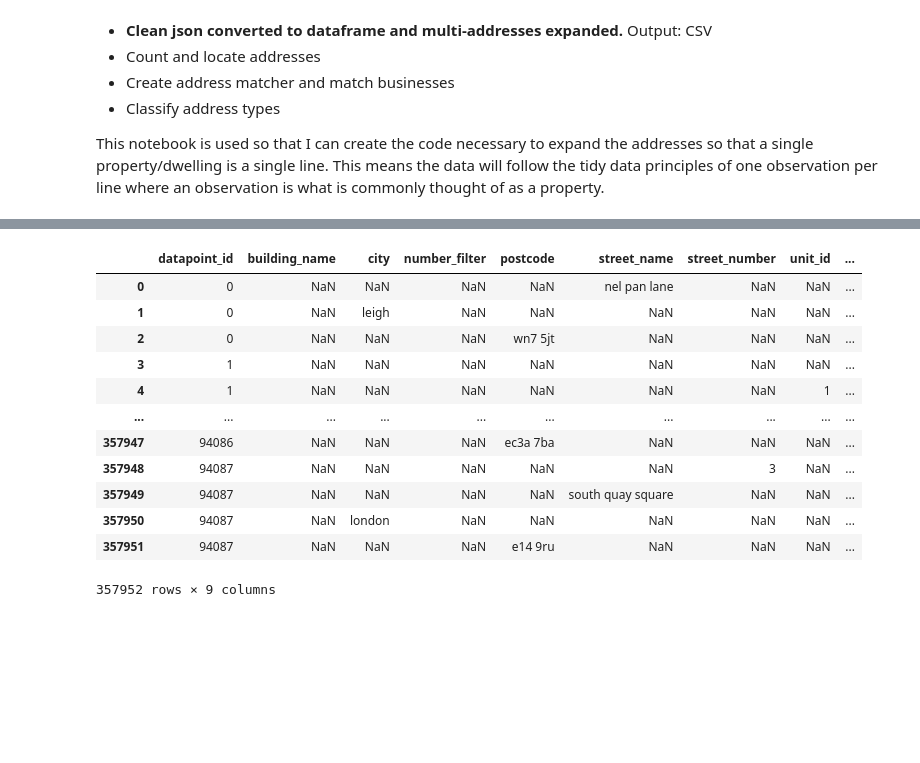
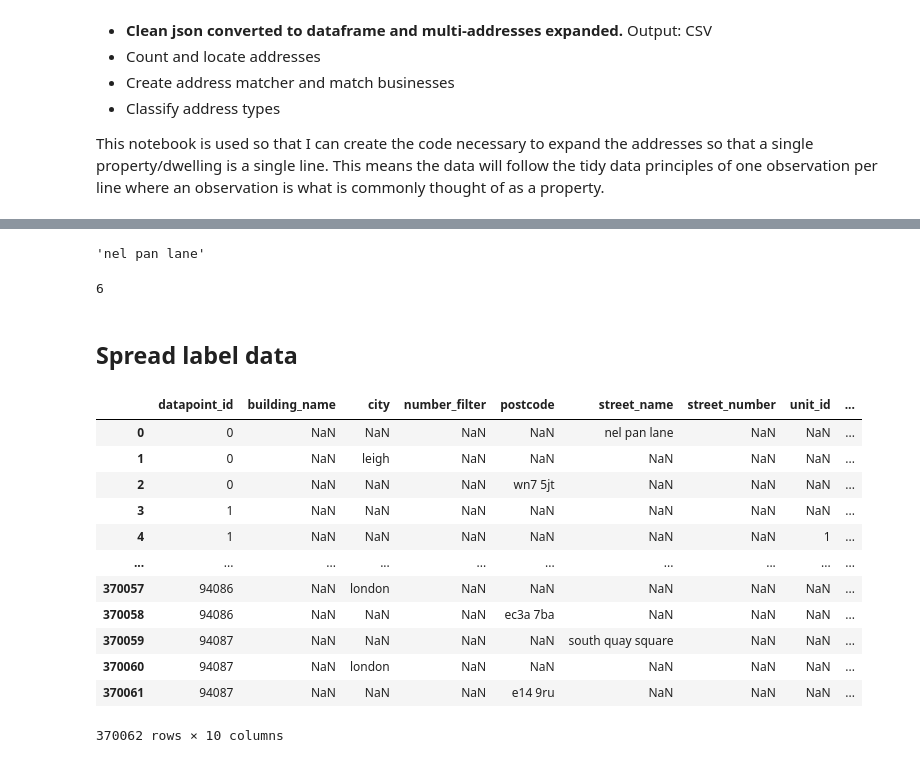
Before and after one commit to JonnoB/enhance_ocod, a Jupyter notebook: expanding tagged addresses.ipynb, the cells around one changed output, grey strips where cells are left out. Saved outputs shown, nothing was run; the diff lists cells and outputs as text; code cells hidden in the pictures; blank space fills up the shorter version.

```diff
--- a/expanding tagged addresses.ipynb
+++ b/expanding tagged addresses.ipynb
@@ -15,4 +21,4 @@ import pandas as pd
 # %%
 
 with open('/tf/empty_homes_data/full_dataset_no_overlaps.json', "r") as read_file:
-    all_entities = json.load(read_file)
+    all_entities_json = json.load(read_file)
@@ -19,3 +45,5 @@ with open('/tf/empty_homes_data/full_dataset_no_overlaps.json', "r") as read_fil
 # %%
-all_entities = pd.json_normalize(all_entities, record_path = "labels",
+all_entities = pd.json_normalize(all_entities_json, record_path = "labels",
                        meta = ['datapoint_id', 'text'])
+
+all_entities['label_id_count'] = all_entities.groupby(['datapoint_id', 'label']).cumcount()
@@ -58,21 +203,33 @@ Name: text, dtype: object
+# %%
+all_entities['label_text'].to_list()[0]
+# %% [output]
+'nel pan lane'
+# %%
+max([4,6])
+# %% [output]
+6
+# %% [markdown]
+## Spread label data
 # %%
 #pivot the columns so that each label class is it's own column and the value in the column is the text
 all_entities['index'] = all_entities.index
 df = all_entities[['index', 'label', 'label_text']].pivot(index='index',columns='label',values='label_text')
 #add the datapoint_id back in for each of joining
-df = pd.concat([all_entities['datapoint_id'], df], axis=1)
+df = pd.concat([all_entities['datapoint_id'], df], axis=1).merge(all_entities[['datapoint_id', 'text']].drop_duplicates(),
+          how = "left",
+          left_on = "datapoint_id", right_on = "datapoint_id")
 df
 # %% [output]
 |  | datapoint_id | building_name | city | number_filter | postcode | street_name | street_number | unit_id | ... |
 | 0 | 0 | NaN | NaN | NaN | NaN | nel pan lane | NaN | NaN | ... |
 | 1 | 0 | NaN | leigh | NaN | NaN | NaN | NaN | NaN | ... |
 | 2 | 0 | NaN | NaN | NaN | wn7 5jt | NaN | NaN | NaN | ... |
 | 3 | 1 | NaN | NaN | NaN | NaN | NaN | NaN | NaN | ... |
 | 4 | 1 | NaN | NaN | NaN | NaN | NaN | NaN | 1 | ... |
 | ... | ... | ... | ... | ... | ... | ... | ... | ... | ... |
-| 357947 | 94086 | NaN | NaN | NaN | ec3a 7ba | NaN | NaN | NaN | ... |
-| 357948 | 94087 | NaN | NaN | NaN | NaN | NaN | 3 | NaN | ... |
-| 357949 | 94087 | NaN | NaN | NaN | NaN | south quay square | NaN | NaN | ... |
-| 357950 | 94087 | NaN | london | NaN | NaN | NaN | NaN | NaN | ... |
-| 357951 | 94087 | NaN | NaN | NaN | e14 9ru | NaN | NaN | NaN | ... |
+| 370057 | 94086 | NaN | london | NaN | NaN | NaN | NaN | NaN | ... |
+| 370058 | 94086 | NaN | NaN | NaN | ec3a 7ba | NaN | NaN | NaN | ... |
+| 370059 | 94087 | NaN | NaN | NaN | NaN | south quay square | NaN | NaN | ... |
+| 370060 | 94087 | NaN | london | NaN | NaN | NaN | NaN | NaN | ... |
+| 370061 | 94087 | NaN | NaN | NaN | e14 9ru | NaN | NaN | NaN | ... |
-357952 rows × 9 columns
+370062 rows × 10 columns
```
Also changed, not shown: parts of 28 cells of this notebook, 2 other files.
